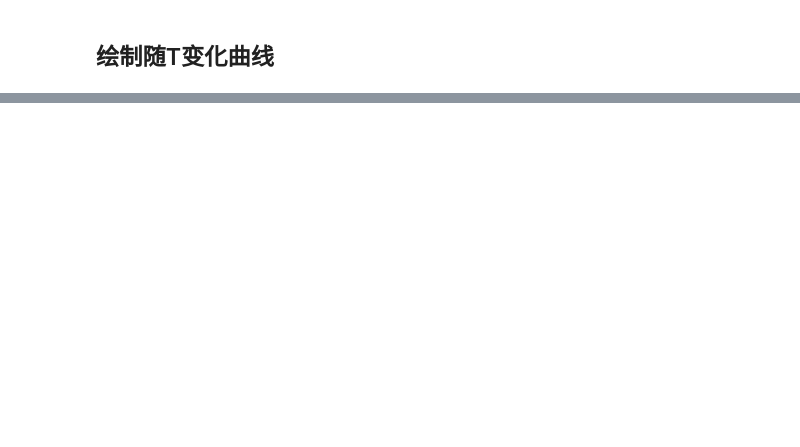
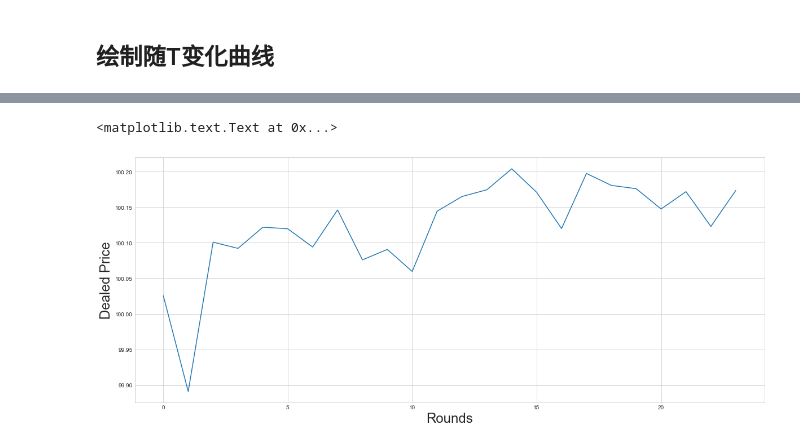
Before and after one commit to lianyixin/dark-pool-modeling, a Jupyter notebook: 暗池交易场景建模.ipynb, the cells around one changed output, grey strips where cells are left out. Saved outputs shown, nothing was run; the diff lists cells and outputs as text; code cells hidden in the pictures; blank space fills up the shorter version.

```diff
--- a/暗池交易场景建模.ipynb
+++ b/暗池交易场景建模.ipynb
@@ -351,0 +356,31 @@ plt.title('Objective Function vs Bidding Period', fontsize=30)
+# %%
+test = [100.02548305569317,
+ 99.890662316118664,
+ 100.10074766818076,
+ 100.09204723816632,
+ 100.12185507346402,
+ 100.11961310582255,
+ 100.09390317658774,
+ 100.1460800410949,
+ 100.07587697828927,
+ 100.09058985661153,
+ 100.05954650990765,
+ 100.14430770506698,
+ 100.16497658362788,
+ 100.17448142104232,
+ 100.20399078153324,
+ 100.17090325595963,
+ 100.11988380488401,
+ 100.19740396649182,
+ 100.18063607440854,
+ 100.17597384693647,
+ 100.1474398734554,
+ 100.17183468307891,
+ 100.12289390469618,
+ 100.17347837502732]
+plt.plot(test)
+plt.xlabel('Rounds', fontsize=24)
+plt.ylabel('Dealed Price', fontsize=24)
+# %% [output]
+<matplotlib.text.Text at 0x...>
+[figure, added]
```
Also changed, not shown: parts of 13 cells of this notebook.
